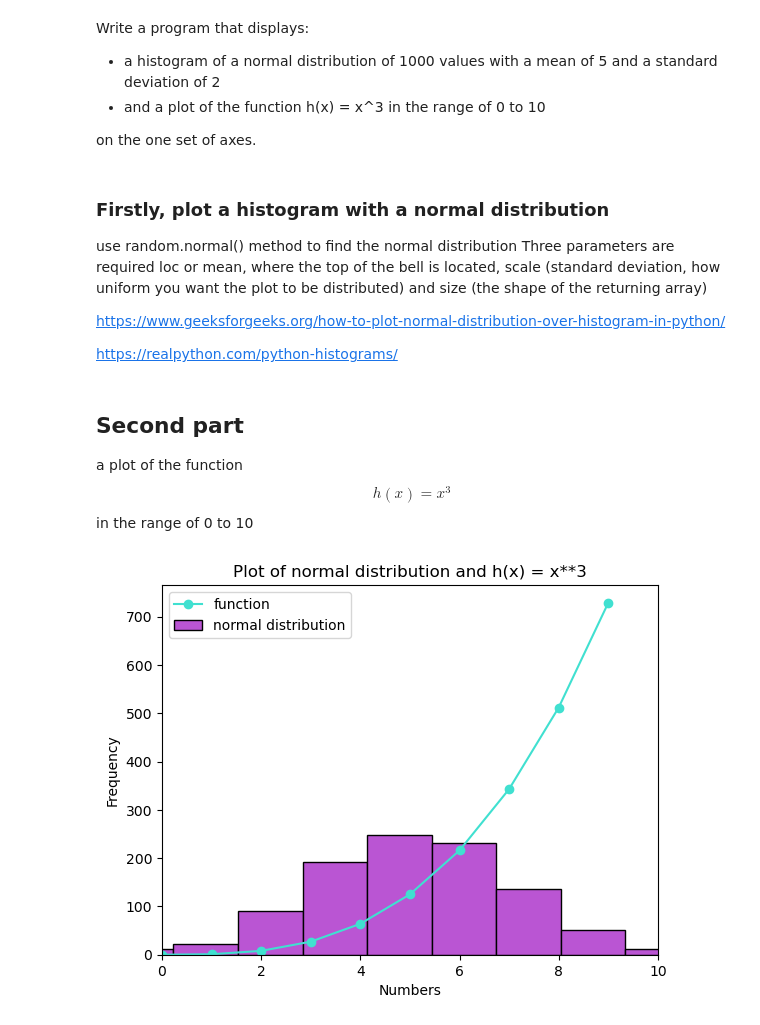
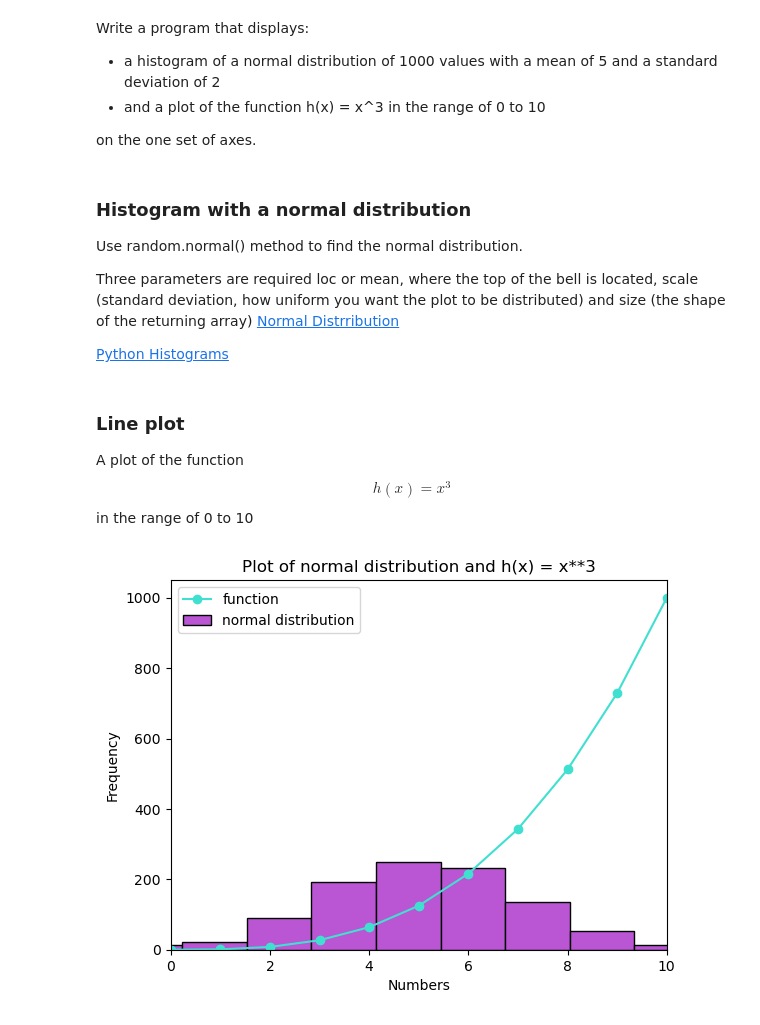
Before and after one commit to IreneKilgannon/pands-weekly-tasks, a Jupyter notebook: plottask.ipynb, the cells around one changed output. Drawn from its saved outputs; the diff is of its cells as text; code cells hidden in the pictures.

```diff
--- a/plottask.ipynb
+++ b/plottask.ipynb
@@ -15,52 +15,54 @@ import numpy as np
 
 import matplotlib.pyplot as plt
 # %% [markdown]
-### Firstly, plot a histogram with a normal distribution
+### Histogram with a normal distribution
 
-use random.normal() method to find the normal distribution
-Three parameters are required loc or mean, where the top of the bell is located, scale (standard deviation, how uniform you want the plot to be distributed) and size (the shape of the returning array)
+Use random.normal() method to find the normal distribution.
 
-https://www.geeksforgeeks.org/how-to-plot-normal-distribution-over-histogram-in-python/
+Three parameters are required loc or mean, where the top of the bell is located, scale (standard deviation, how uniform you want the plot to be distributed) and size (the shape of the returning array) [Normal Distrribution](https://www.geeksforgeeks.org/how-to-plot-normal-distribution-over-histogram-in-python/)
 
-https://realpython.com/python-histograms/
+[Python Histograms](https://realpython.com/python-histograms/)
 # %% [markdown]
-## Second part
-a plot of the function $$ h(x) = x^3 $$ in the range of 0 to 10
+### Line plot
+A plot of the function $$ h(x) = x^3 $$ in the range of 0 to 10
 # %%
+# Generating a histogram with a normal distribution
+
+# Setting the set, makes it easier to compare what any changes to the code does.
 np.random.seed(123355)
 
-data = np.random.normal(5, 2, 1000)  # inputs into the normal(mean, standard deviation, values)
+# Generating the data for the histogram. Inputs into normal(mean, standard deviation, no of values).
+data = np.random.normal(5, 2, 1000)
 
-# Truncate the x-axis at 10
+# Truncate the x-axis at 10.
 plt.xlim(0, 10)
 
 # Generate a histogram.
 plt.hist(data, color = "mediumorchid", edgecolor = 'black')
 
 # Plot the function h(x) = x^3 in the range of 0 to 10
 
 # Generate x points
-x_points = np.array(range(0, 10))
+x_points = np.array(range(0, 11))
 
 # Generate the y-points. y = x cubed.
 y_points = x_points**3
 
 # Line plot of the function
 plt.plot(x_points, y_points, color = "turquoise", marker = 'o')
 
 # Add title and label x and y axis.
-
 plt.title("Plot of normal distribution and h(x) = x**3")
 plt.xlabel("Numbers")
 plt.ylabel("Frequency")
 plt.legend(["function","normal distribution"])
 
 # Save the plot as a png file
 plt.savefig("plottask.png")
 
 # Display the plot on screen
 plt.show()
 # %% [output]
-[figure, old version]
+[figure, new version]
 # %% [markdown]
  ## References
```
Also changed, not shown: parts of 2 cells of this notebook, 2 other files.
